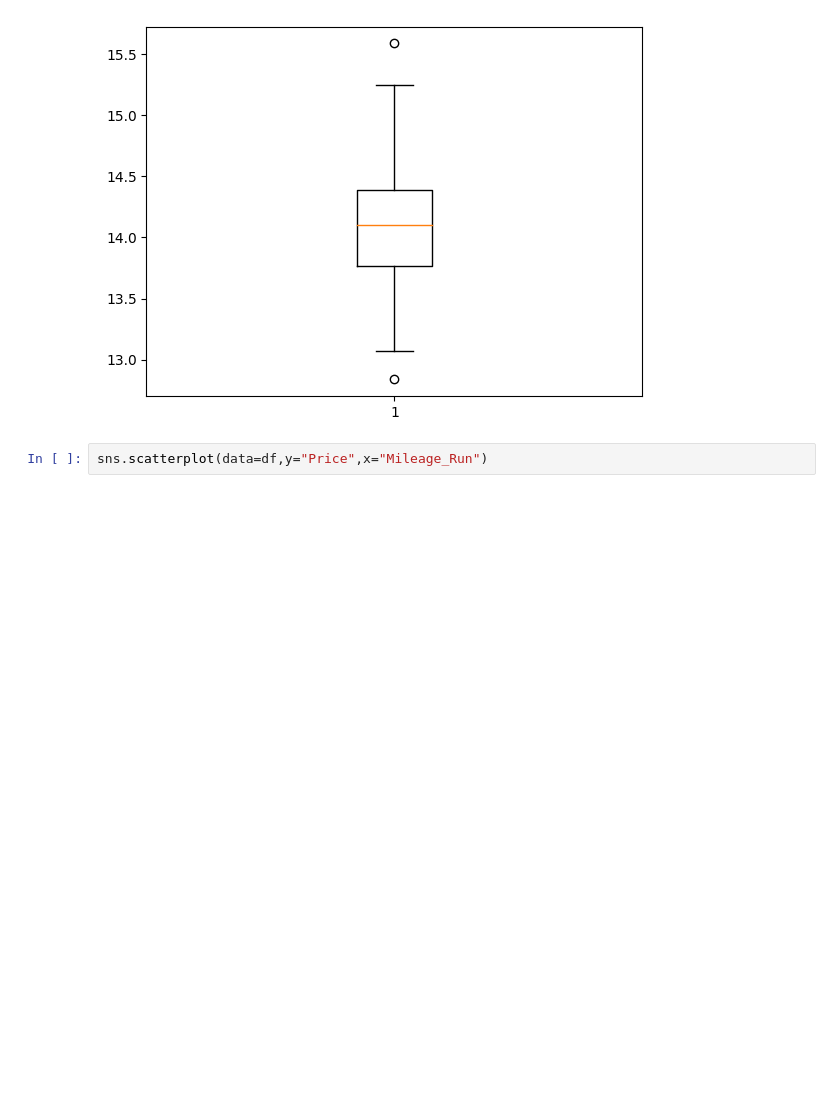
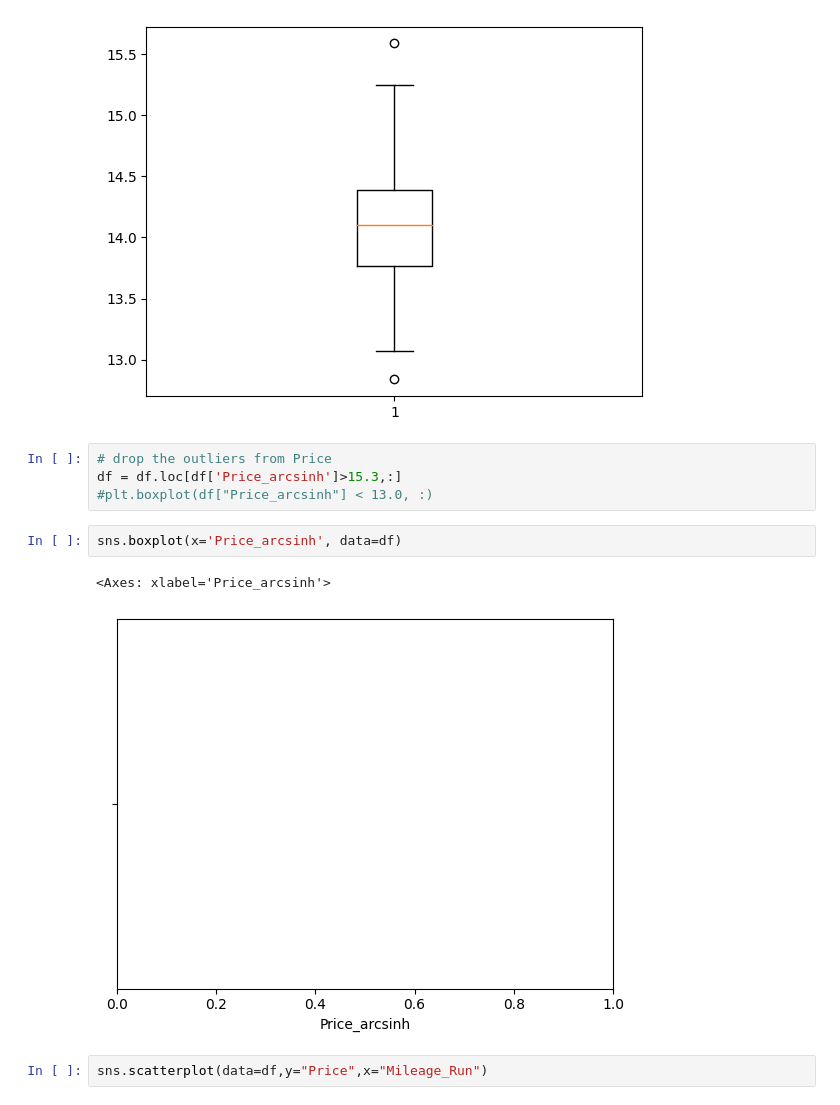
Before and after one commit to Ipshi02/assignment4, a Jupyter notebook: assignment4.ipynb, the cells around one changed output. Drawn from its saved outputs; the diff is of its cells as text; blank space fills up the shorter version.

```diff
--- a/assignment4.ipynb
+++ b/assignment4.ipynb
@@ -130,6 +141,15 @@ plt.boxplot(df["Price_arcsinh"])
  'fliers': [<matplotlib.lines.Line2D at 0x...>],
  'means': []}
 [figure]
+# %%
+# drop the outliers from Price
+df = df.loc[df['Price_arcsinh']>15.3,:]
+#plt.boxplot(df["Price_arcsinh"] < 13.0, :)
+# %%
+sns.boxplot(x='Price_arcsinh', data=df)
+# %% [output]
+<Axes: xlabel='Price_arcsinh'>
+[figure, added]
 # %%
 sns.scatterplot(data=df,y="Price",x="Mileage_Run")
 # %% [output]
```
Also changed, not shown: parts of 7 cells of this notebook.
